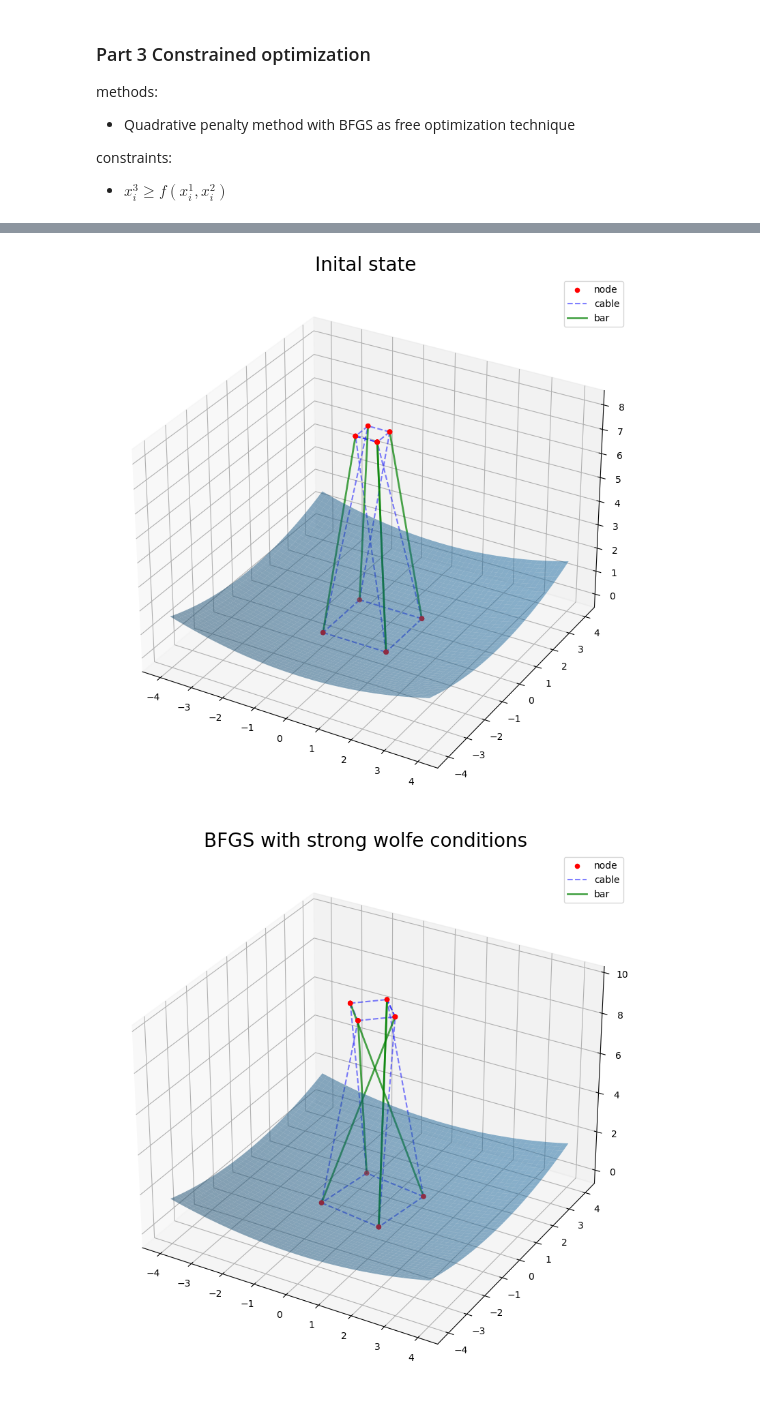
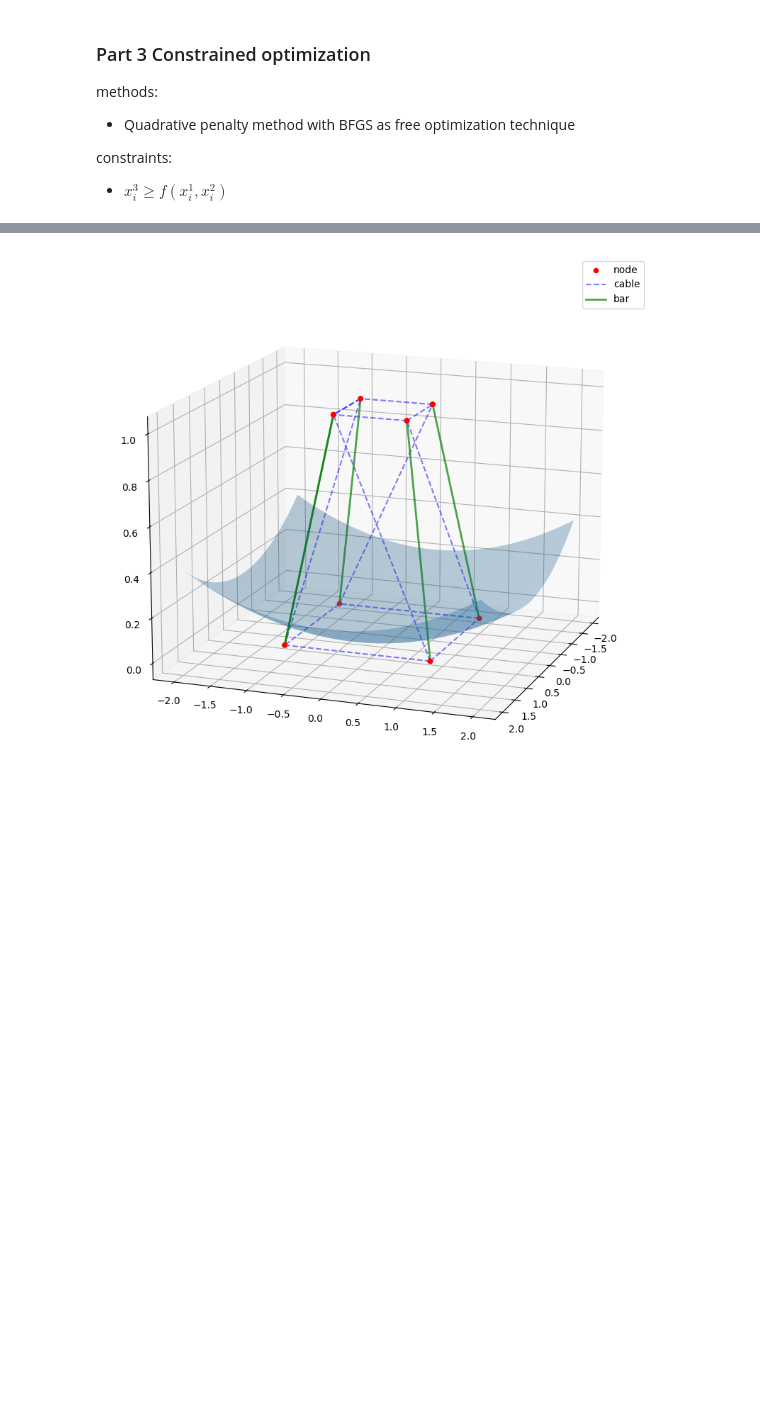
Before and after one commit to markus0800/Project_TMA4180, a Jupyter notebook: project_optimization.ipynb, the cells around one changed output, grey strips where cells are left out. Cells and saved outputs as stored; diff of their text form; code cells hidden in the pictures; blank space fills up the shorter version.

```diff
--- a/project_optimization.ipynb
+++ b/project_optimization.ipynb
@@ -352,8 +469,8 @@ X = np.zeros((3,N))
 A = np.zeros((N,N))
 B = np.zeros((N,N))
 a = 1
-b = 1/3
-e = 8
+b = 1/2
+e = 1
 X[:,0] = [a,a,0]
 X[:,1] = [-a,a,0]
 X[:,2] = [-a,-a,0]
@@ -400,33 +517,18 @@ number of BFGS steps = 19, number of step size optimization = 70, norm of gradie
 100000
 # %%
-x = np.linspace(-4,4, 1000)
+x = np.linspace(-2,2, 1000)
 y = np.copy(x)
 X1,Y1 = np.meshgrid(x,y)
 z = (X1**2 + Y1**2)/20
 
-plt.figure(figsize=(10,10))
+plt.figure(figsize = (10,10))
 ax0 = plt.axes(projection = '3d')
 plot_cable_net(X, A, ax0)
 plot_bar_net(X, B, ax0)
-ax0.plot_surface(X1,Y1,z, alpha = 0.5)
-ax0.set_title('Inital state', fontsize = 20)
-plt.savefig('inital_state_constrained.png')
-
-plt.figure(figsize=(10,10))
-ax0 = plt.axes(projection = '3d')
-ax0.plot_surface(X1,Y1,z, alpha = 0.5)
-plot_cable_net(X_BFGS, A, ax0)
-plot_bar_net(X_BFGS, B, ax0)
-ax0.set_title(f'BFGS with strong wolfe conditions', fontsize = 20)
-plt.savefig('BFGS_strong_wolfe_tensegrity_dome_constrained.png')
-
-index = range(len(error_BFGS_constrained))
-plt.figure(figsize = (10,10))
-plt.plot(index, np.log10(error_BFGS_constrained))
-plt.xlabel(f'steps', fontsize = 20)
-plt.ylabel(r'$\log(\nabla{E}$)', fontsize = 20)
-plt.title(f'log convergence plot', fontsize = 20)
-plt.savefig('log_convergence_BFGS_strong_wolfe_constrained.png')
+ax0.plot_surface(X1,Y1,z, alpha = 0.3)
+#ax0.set_title('Inital state', fontsize = 20)
+ax0.view_init(15,20)
+plt.legend()
+plt.savefig('inital_state_constrained.png', bbox_inches = 'tight')
 # %% [output]
-[figure, old version]
+[figure, new version]
-[figure, removed]
```
Also changed, not shown: parts of 19 cells of this notebook, 1 other file.
